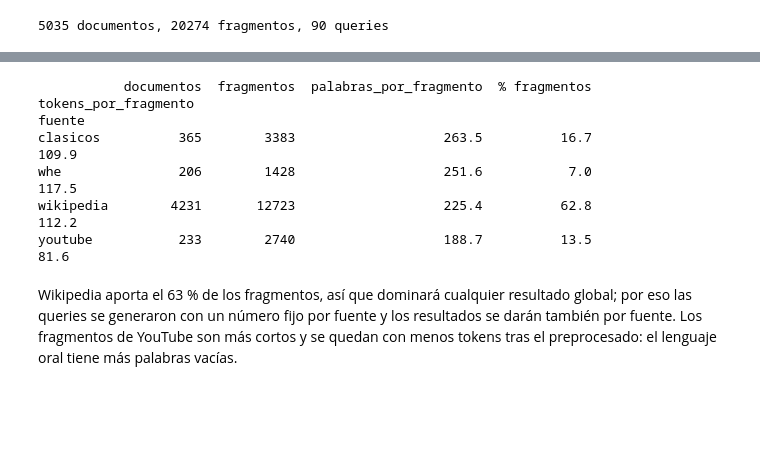
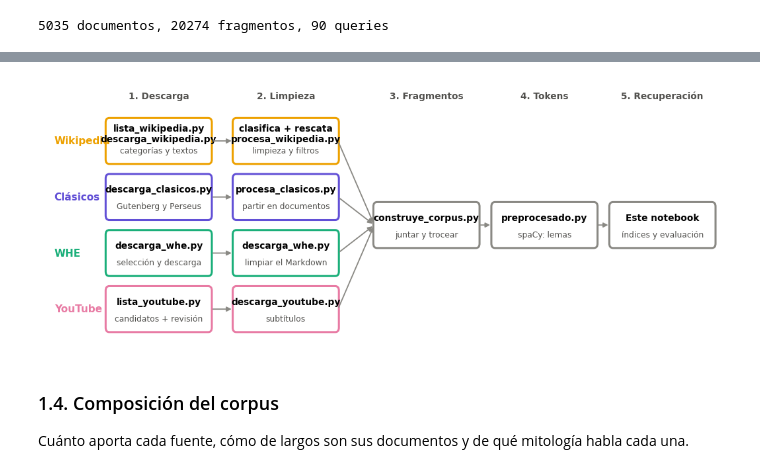
Before and after one commit to ruben-diaz-2004/Fact-checking_system, a Jupyter notebook: notebooks/hito1.ipynb, the cells around one changed output, grey strips where cells are left out. Cells and saved outputs as stored; diff of their text form; code cells hidden in the pictures; blank space fills up the shorter version.

Commit message:
Notebook hito 1 (borrador): construcción del corpus y de las queries, gráficas e intervalos

```diff
--- a/notebooks/hito1.ipynb
+++ b/notebooks/hito1.ipynb
@@ -67,16 +107,48 @@ Cada documento (un artículo, un libro de la *Ilíada*, una fábula de Ovidio, u
 # %%
-resumen = chunks.groupby('fuente').agg(documentos=('doc_id', 'nunique'),
-                                       fragmentos=('chunk_id', 'size'),
-                                       palabras_por_fragmento=('n_palabras', 'mean'))
-resumen['% fragmentos'] = 100 * resumen['fragmentos'] / resumen['fragmentos'].sum()
-resumen['tokens_por_fragmento'] = pd.Series([len(t) for t in corpus]).groupby(chunks['fuente']).mean()
-print(resumen.round(1).to_string())
+from matplotlib.patches import FancyBboxPatch, Patch
+
+COLOR_FUENTE = {'clasicos': '#6250d6', 'whe': '#1baf7a', 'wikipedia': '#eda100', 'youtube': '#e87ba4'}
+
+def caja(ax, x, y, titulo, detalle, color, ancho=2.3, alto=0.78):
+    ax.add_patch(FancyBboxPatch((x - ancho / 2, y - alto / 2), ancho, alto, fc='white', ec=color, lw=2,
+                                boxstyle='round,pad=0.02,rounding_size=0.08'))
+    ax.text(x, y + 0.13, titulo, ha='center', va='center', fontweight='bold', fontsize=9)
+    ax.text(x, y - 0.17, detalle, ha='center', va='center', fontsize=8, color='#52514e')
+
+def flecha(ax, x0, y0, x1, y1):
+    ax.annotate('', (x1, y1), (x0, y0), arrowprops={'arrowstyle': '-|>', 'color': GRIS, 'lw': 1.2})
+
+pasos_fuente = [  # fuente, nombre, scripts de descarga, qué hacen, scripts de limpieza, qué hacen
+    ('wikipedia', 'Wikipedia', 'lista_wikipedia.py\ndescarga_wikipedia.py', 'categorías y textos',
+     'clasifica + rescata\nprocesa_wikipedia.py', 'limpieza y filtros'),
+    ('clasicos', 'Clásicos', 'descarga_clasicos.py', 'Gutenberg y Perseus',
+     'procesa_clasicos.py', 'partir en documentos'),
+    ('whe', 'WHE', 'descarga_whe.py', 'selección y descarga', 'descarga_whe.py', 'limpiar el Markdown'),
+    ('youtube', 'YouTube', 'lista_youtube.py', 'candidatos + revisión', 'descarga_youtube.py', 'subtítulos'),
+]
+
+fig, ax = plt.subplots(figsize=(12, 4.6))
+for y, (f, nombre, p1, d1, p2, d2) in zip([3, 2, 1, 0], pasos_fuente):
+    ax.text(0.2, y, nombre, ha='left', va='center', fontweight='bold', fontsize=10, color=COLOR_FUENTE[f])
+    caja(ax, 2.5, y, p1, d1, COLOR_FUENTE[f])
+    caja(ax, 5.3, y, p2, d2, COLOR_FUENTE[f])
+    flecha(ax, 3.65, y, 4.15, y)
+    flecha(ax, 6.45, y, 7.25, 1.5)
+for x, titulo, detalle in [(8.4, 'construye_corpus.py', 'juntar y trocear'),
+                           (11.0, 'preprocesado.py', 'spaCy: lemas'),
+                           (13.6, 'Este notebook', 'índices y evaluación')]:
+    caja(ax, x, 1.5, titulo, detalle, GRIS)
+flecha(ax, 9.55, 1.5, 9.85, 1.5)
+flecha(ax, 12.15, 1.5, 12.45, 1.5)
+for x, etapa in [(2.5, '1. Descarga'), (5.3, '2. Limpieza'), (8.4, '3. Fragmentos'),
+                 (11.0, '4. Tokens'), (13.6, '5. Recuperación')]:
+    ax.text(x, 3.75, etapa, ha='center', fontsize=9, fontweight='bold', color='#52514e')
+ax.set(xlim=(0, 14.9), ylim=(-0.6, 4.0))
+ax.axis('off')
+plt.show()
 # %% [output]
-           documentos  fragmentos  palabras_por_fragmento  % fragmentos  tokens_por_fragmento
-fuente
-clasicos          365        3383                   263.5          16.7                 109.9
-whe               206        1428                   251.6           7.0                 117.5
-wikipedia        4231       12723                   225.4          62.8                 112.2
-youtube           233        2740                   188.7          13.5                  81.6
+[figure, added]
 # %% [markdown]
-Wikipedia aporta el 63 % de los fragmentos, así que dominará cualquier resultado global; por eso las queries se generaron con un número fijo por fuente y los resultados se darán también por fuente. Los fragmentos de YouTube son más cortos y se quedan con menos tokens tras el preprocesado: el lenguaje oral tiene más palabras vacías.
+### 1.4. Composición del corpus
+
+Cuánto aporta cada fuente, cómo de largos son sus documentos y de qué mitología habla cada una.
```
Also changed, not shown: parts of 101 cells of this notebook.
